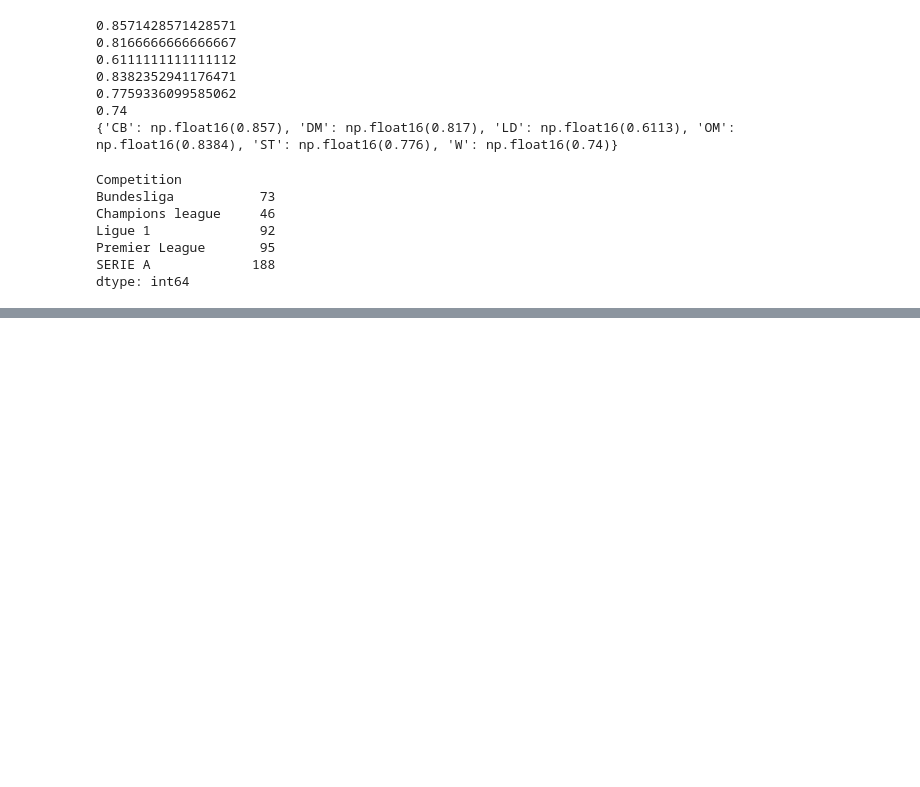
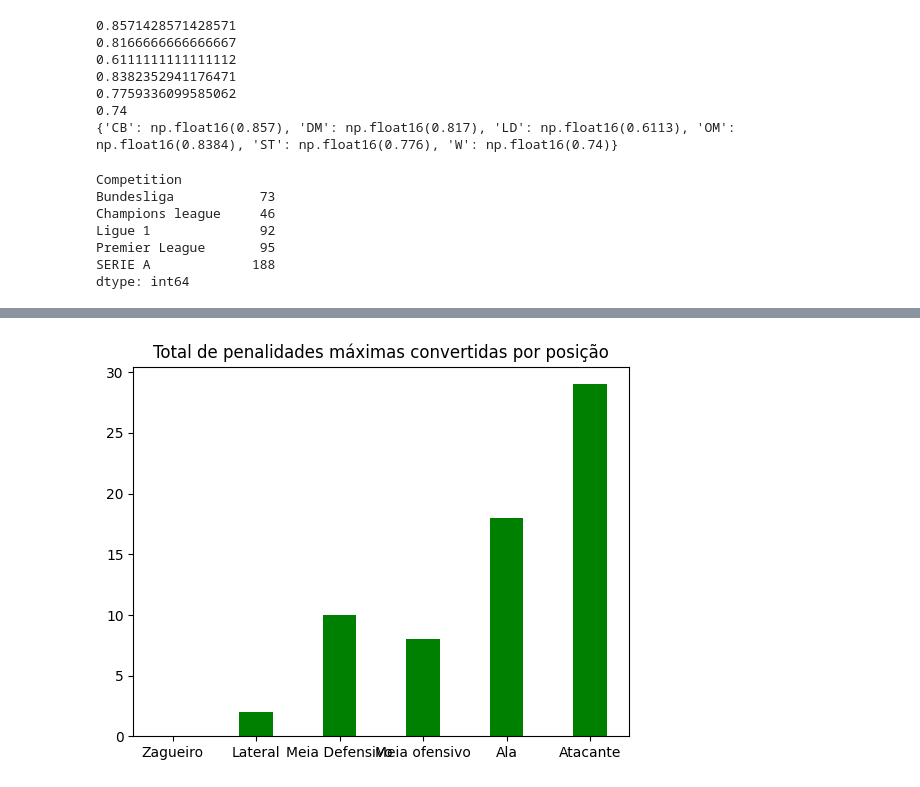
Before and after one commit to igor-kevin/Analise-Penaltis, a Jupyter notebook: penals.ipynb, the cells around one changed output, grey strips where cells are left out. Saved outputs shown, nothing was run; the diff lists cells and outputs as text; code cells hidden in the pictures; blank space fills up the shorter version.

```diff
--- a/penals.ipynb
+++ b/penals.ipynb
@@ -142,0 +272,6 @@ while df.iloc[i,1] == "Premier League":
+# %%
+plt.bar(['Zagueiro', 'Lateral', 'Meia Defensivo', 'Meia ofensivo', 'Ala', 'Atacante'], [zagueiro_acertou, lateral_acertou, meia_defensivo_acertou, meia_ofensivo_acertou, ala_acertou, atacante_acertou], width=0.4, color="green")
+plt.title('Total de penalidades máximas convertidas por posição')
+plt.show()
+# %% [output]
+[figure, added]
```
Also changed, not shown: parts of 11 cells of this notebook.
